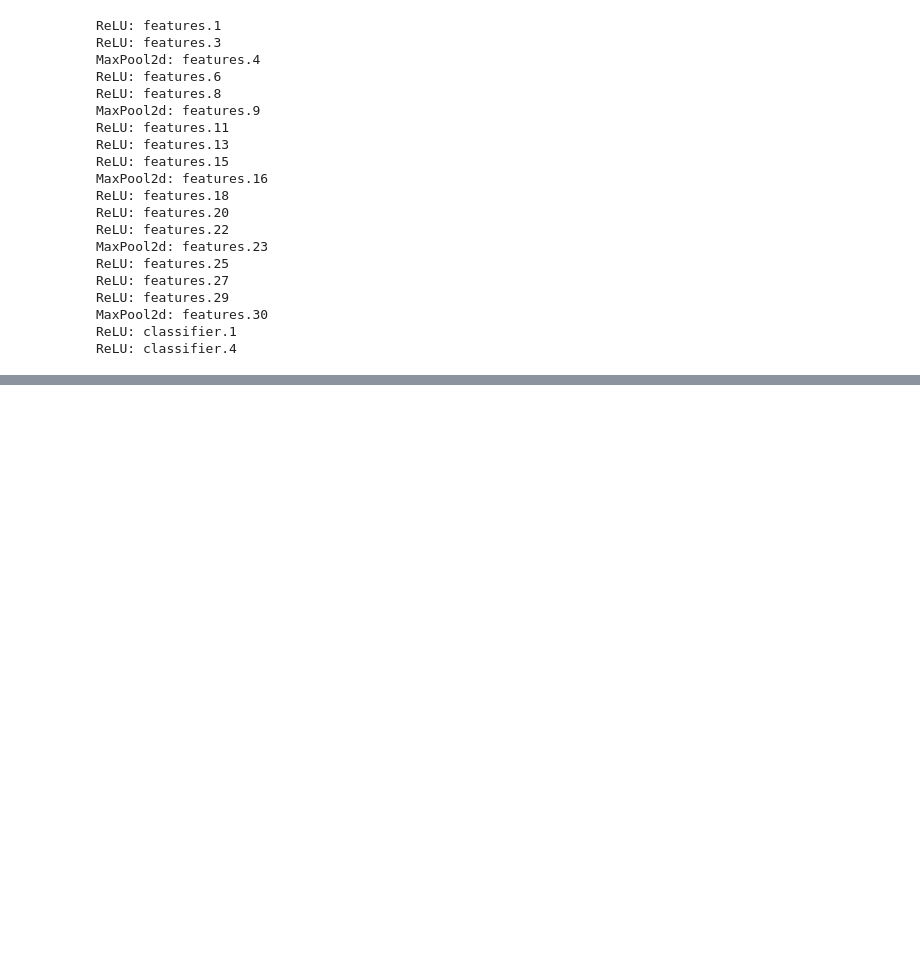
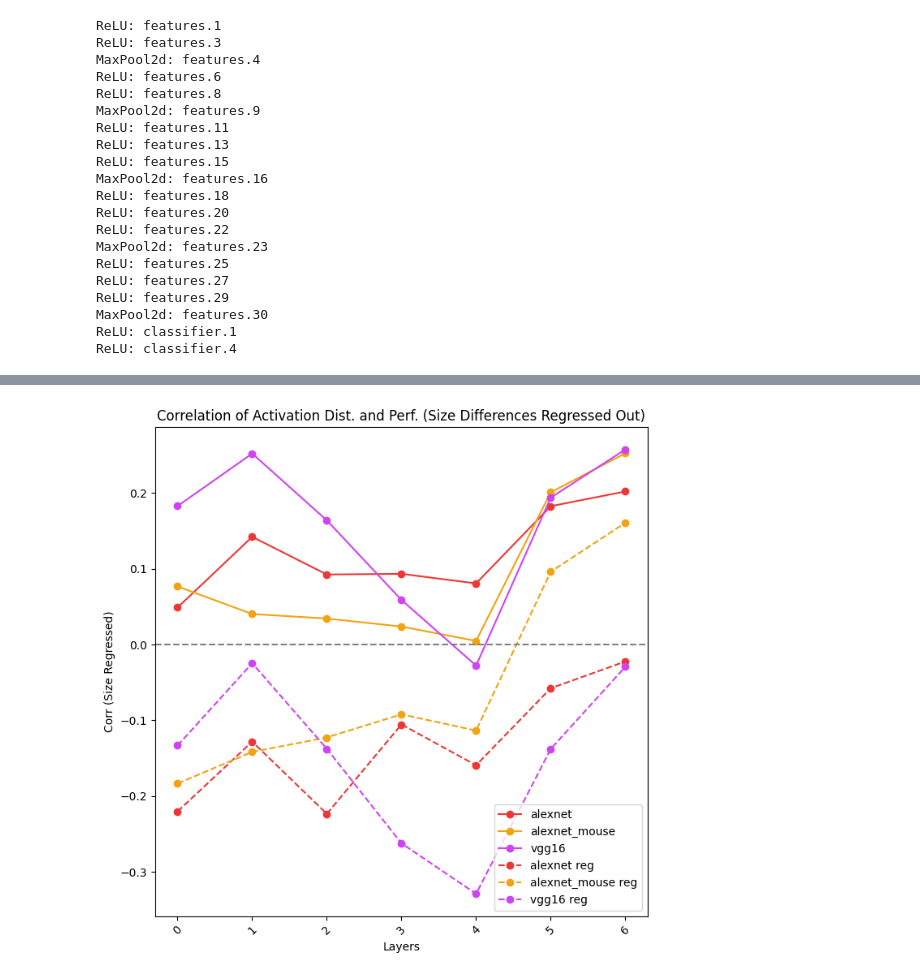
Before and after one commit to emeyer121/TreeShrewObjectRecognition, a Jupyter notebook: 5_behaviorModeling/plotAlexNetBehaviorLayers.ipynb, the cells around one changed output, grey strips where cells are left out. Saved outputs shown, nothing was run; the diff lists cells and outputs as text; code cells hidden in the pictures; blank space fills up the shorter version.

```diff
--- a/5_behaviorModeling/plotAlexNetBehaviorLayers.ipynb
+++ b/5_behaviorModeling/plotAlexNetBehaviorLayers.ipynb
@@ -224,0 +327,90 @@ plt.show()
+# %%
+network = ['alexnet','alexnet_mouse','vgg16']  # 'alexnet_mouse', 'alexnet', 'vgg16'
+colors = ["#ed3636","#f1a310","#d043f3"]
+
+plt.figure(figsize=(7, 7))
+for nn_idx, nn in enumerate(network):
+
+    correlation, ci_upper, ci_lower, shuff_upper, shuff_lower = helper.compute_correlation(avg_perf, distance[nn_idx])
+    if nn == 'alexnet_mouse':
+        model_layers = ['MaxPool2d: features.3', 'MaxPool2d: features.7', 'ReLU: features.10', 'ReLU: features.13', 'MaxPool2d: features.17', 'ReLU: classifier.3', 'ReLU: classifier.7']
+    elif nn == 'alexnet':
+        model_layers = ['MaxPool2d: features.2','MaxPool2d: features.5','ReLU: features.7','ReLU: features.9','MaxPool2d: features.12','ReLU: classifier.2','ReLU: classifier.5']
+    elif nn == 'vgg16':
+        model_layers = ['MaxPool2d: features.4','MaxPool2d: features.9','MaxPool2d: features.16','MaxPool2d: features.23','MaxPool2d: features.30','ReLU: classifier.1','ReLU: classifier.4']
+
+    corrData = []
+    ciData_lower = []
+    ciData_upper = []
+    shuffData_lower = []
+    shuffData_upper = []
+    for lay_idx, layer in enumerate(correlation.keys()):
+        # print(layer, (layer in model_layers))
+        if layer in model_layers:
+            corrData.append(correlation[layer])
+            ciData_lower.append(ci_lower[layer])
+            ciData_upper.append(ci_upper[layer])
+            shuffData_lower.append(shuff_lower[layer])
+            shuffData_upper.append(shuff_upper[layer])
+
+    plt.plot(range(len(model_layers)), corrData, color = colors[nn_idx], label=network[nn_idx], marker='o')
+    # plt.fill_between(range(len(model_layers)), ciData_lower, ciData_upper, color=colors[nn_idx], alpha=0.2)
+
+from sklearn.linear_model import LinearRegression
+
+for nn_idx, nn in enumerate(network):
+    # Create a dictionary with regressed distances
+    distance_regressed = {}
+    corrData = []
+    ciData_lower = []
+    ciData_upper = []
+
+    if nn == 'alexnet_mouse':
+        model_layers = ['MaxPool2d: features.3', 'MaxPool2d: features.7', 'ReLU: features.10', 'ReLU: features.13', 'MaxPool2d: features.17', 'ReLU: classifier.3', 'ReLU: classifier.7']
+    elif nn == 'alexnet':
+        model_layers = ['MaxPool2d: features.2','MaxPool2d: features.5','ReLU: features.7','ReLU: features.9','MaxPool2d: features.12','ReLU: classifier.2','ReLU: classifier.5']
+    elif nn == 'vgg16':
+        model_layers = ['MaxPool2d: features.4','MaxPool2d: features.9','MaxPool2d: features.16','MaxPool2d: features.23','MaxPool2d: features.30','ReLU: classifier.1','ReLU: classifier.4']
+
+    for lay_idx, layers in enumerate(model_layers):
+        # X = size_differences.reshape(-1, 1)
+        # y = distance[nn_idx][layers].flatten()
+
+        # model = LinearRegression()
+        # model.fit(X, y)
+        # y_pred = model.predict(X)
+        # residuals = y - y_pred
+
+        X = avg_perf.flatten()
+        y = distance[nn_idx][layers].flatten()
+        sizediff = size_differences.reshape(-1, 1)
+        correlation_regressed, pval = partial_correlation(X, y, sizediff)
+        corrData.append(correlation_regressed)
+
+        bootstrapped_correlations_regressed = []
+        for _ in range(1000):
+            indices = np.random.choice(len(X), len(X), replace=True)
+            partial_corr, pval = partial_correlation(X[indices], y[indices], sizediff[indices])
+            # bootstrapped_correlation_regressed = np.corrcoef(df_combined_NN.iloc[indices, 0], residuals[indices])[0, 1]
+            bootstrapped_correlations_regressed.append(partial_corr)
+
+        ciData_lower.append(np.percentile(bootstrapped_correlations_regressed, 2.5))
+        ciData_upper.append(np.percentile(bootstrapped_correlations_regressed, 97.5))
+
+    plt.plot(range(len(model_layers)), corrData, color = colors[nn_idx], label=[network[nn_idx]+' reg'], marker='o', linestyle='--')
+
+plt.axhline(0, color='gray', linestyle='--')
+plt.xlabel('Layers')
+plt.ylabel('Corr (Size Regressed)')
+plt.title('Correlation of Activation Dist. and Perf. (Size Differences Regressed Out)')
+plt.xticks(range(len(model_layers)), rotation=45)
+plt.legend()
+plt.grid(False)
+plt.tight_layout()
+
+plt.savefig('./figures/NN_layer_corr_wsizereg'+ taskName+'.svg', format='svg')
+plt.savefig('./figures/NN_layer_corr_wsizereg'+ taskName+'.png', format='png')
+
+plt.show()
+# %% [output]
+[figure, added]
```
Also changed, not shown: parts of 5 cells of this notebook, 2 other files.
